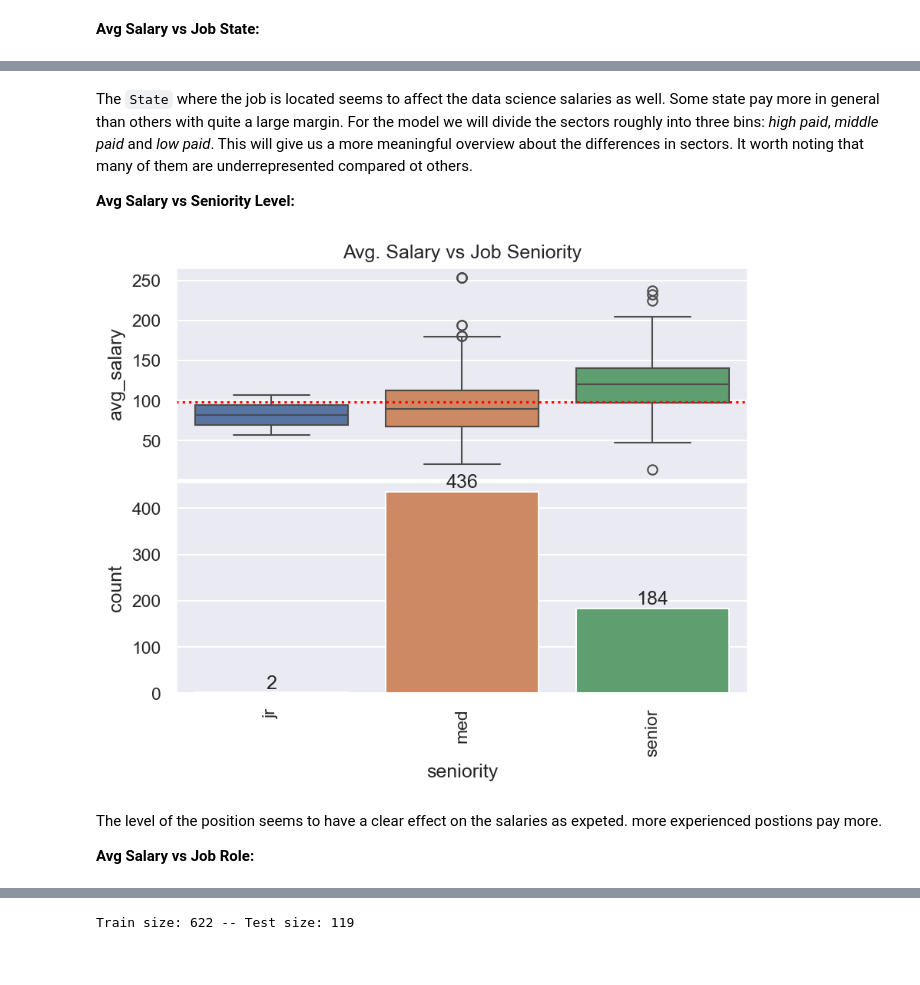
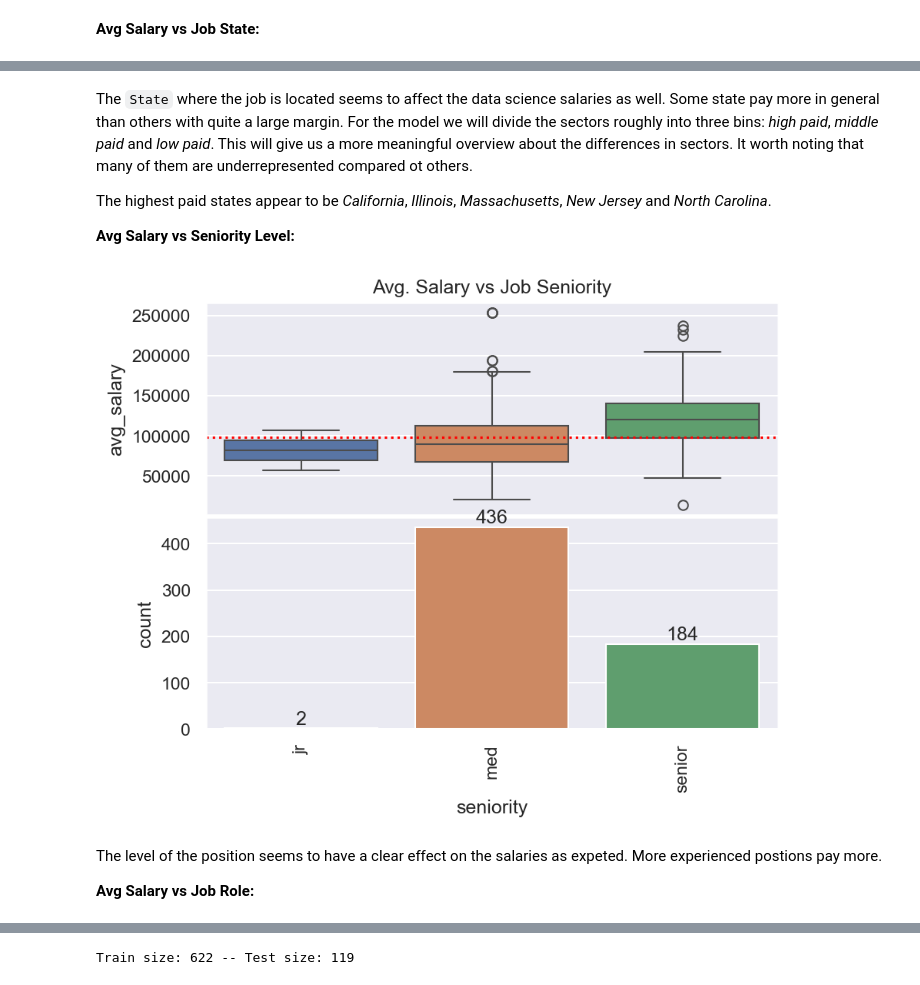
Before and after one commit to ericbanzuzi/ID2221-project, a Jupyter notebook: ds_salary_study.ipynb, the cells around one changed output, grey strips where cells are left out. Cells and saved outputs as stored; diff of their text form; code cells hidden in the pictures.

```diff
--- a/ds_salary_study.ipynb
+++ b/ds_salary_study.ipynb
@@ -744,11 +746,14 @@ plt.show()
 # %% [markdown]
 The `State` where the job is located seems to affect the data science salaries as well. Some state pay more in general than others with quite a large margin.  For the model we will divide the sectors roughly into three bins: *high paid*, *middle paid* and *low paid*. This will give us a more meaningful overview about the differences in sectors. It worth noting that many of them are underrepresented compared ot others.
 
+The highest paid states appear to be *California*, *Illinois*, *Massachusetts*, *New Jersey* and *North Carolina*.
+
 **Avg Salary vs Seniority Level:**
 # %%
 fig, axs = plt.subplots(nrows=2)
 
 plot_data = train_df.select(['seniority', 'avg_salary']).toPandas()
+plot_data['avg_salary'] = plot_data['avg_salary'] * 1000
 sns.boxplot(
     x='seniority',
     y='avg_salary',
@@ -761,36 +766,36 @@ sns.boxplot(
 sns.countplot(
     x='seniority',
     data=plot_data.sort_values('seniority'),
     ax=axs[1],
     hue='seniority',
     legend=False
 )
 
 # Draw median price
 axs[0].axhline(
     y=plot_data['avg_salary'].median(),
     color='red',
     linestyle='dotted'
 )
 
 # Label the bars with counts
 for patch in axs[1].patches:
     x = patch.get_bbox().get_points()[:, 0]
     y = patch.get_bbox().get_points()[1, 1]
     axs[1].annotate(f'{int(y)}', (x.mean(), y), ha='center', va='bottom')
 
 # Format x-axes
 axs[1].set_xticklabels(axs[1].xaxis.get_majorticklabels(), rotation=90)
 axs[0].xaxis.set_visible(False)
 
 # Narrow the gap between the plots
 plt.subplots_adjust(hspace=0.01)
 axs[0].set_title('Avg. Salary vs Job Seniority')
 plt.show()
 # %% [output]
-[figure, old version]
+[figure, new version]
 # %% [markdown]
-The level of the position seems to have a clear effect on the salaries as expeted. more experienced postions pay more.
+The level of the position seems to have a clear effect on the salaries as expeted. More experienced postions pay more.
 
 **Avg Salary vs Job Role:**
 # %%
```
Also changed, not shown: parts of 24 cells of this notebook.
